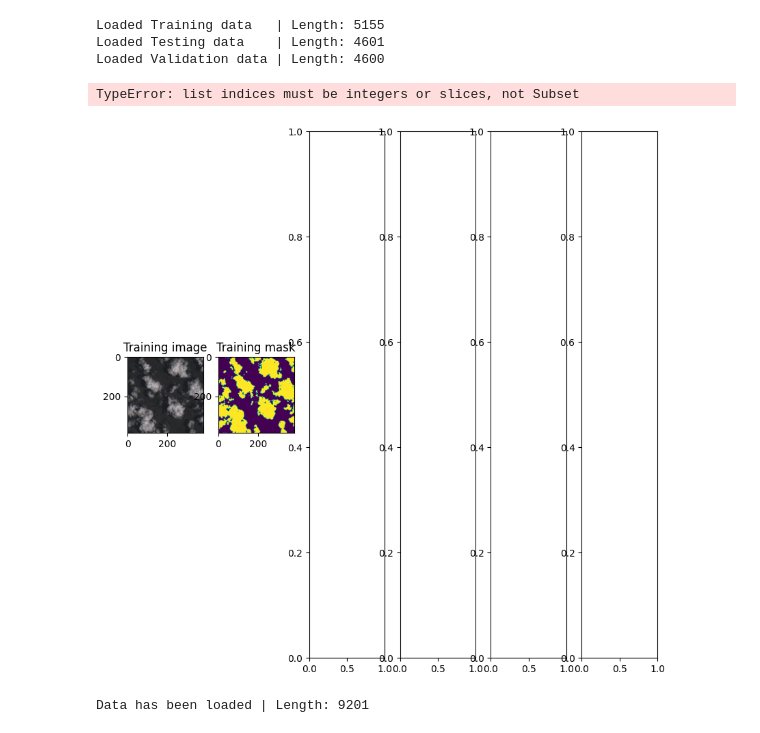
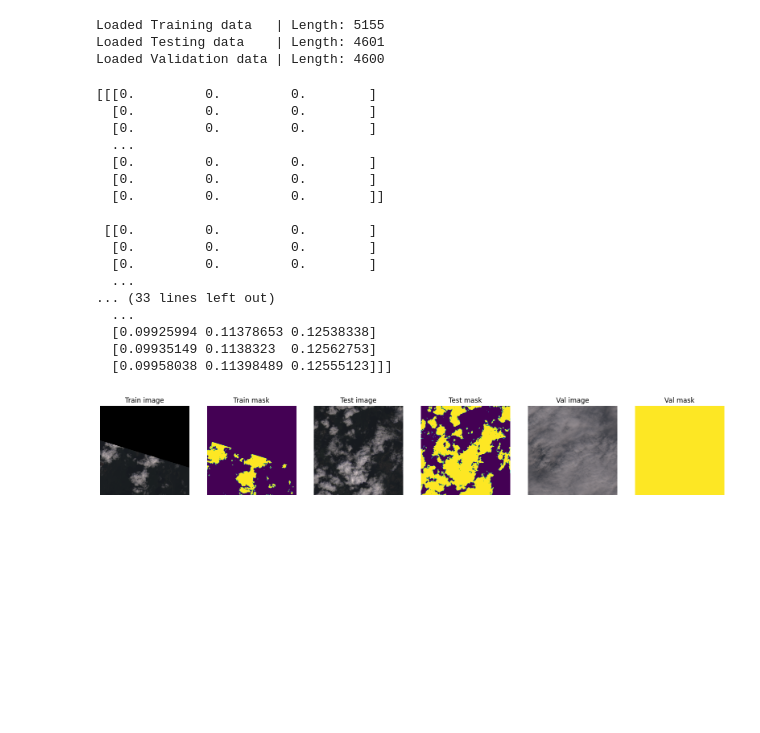
Before and after one commit to TheArtemis/Sapienza-AI-Lab-Project, a Jupyter notebook: 38-cloud-notebook.ipynb, the cells around one changed output. Cells and saved outputs as stored; diff of their text form; code cells hidden in the pictures; blank space fills up the shorter version.

```diff
--- a/38-cloud-notebook.ipynb
+++ b/38-cloud-notebook.ipynb
@@ -73,17 +73,15 @@ print (f'Number of non-empty training patches: {len(df_patches_train_non_empty)}
 Patches from train: 8400 | Patches from test: 9201
 Number of non-empty training patches: 5155
 # %%
-from torch.utils.data import Dataset, DataLoader, Subset, random_split
+from torch.utils.data import Dataset, Subset, random_split
 from pathlib import Path
 from PIL import Image
 
 class Cloud38Dataset(Dataset):
-    def __init__(self, patches_df, pytorch=True, transform=None):
+    def __init__(self, patches_df, transform=None):
         super().__init__()
-
         self.transform = transform
         self.patches = [self.map_patches(f, t) for f, t in zip(patches_df['name'], patches_df['type'])]
-        self.pytorch = pytorch
         self.mean = None
         self.std = None
 
@@ -116,7 +114,7 @@ class Cloud38Dataset(Dataset):
             nir = np.expand_dims(np.array(Image.open(self.patches[i]['nir'])), axis=2)
             rgb = np.concatenate([rgb, nir], axis=2)
 
-        if invert:
+        if invert: # Torch wants the color channel first, so Color x Height x Width
             rgb = rgb.transpose((2, 0, 1))
 
         return rgb / np.iinfo(rgb.dtype).max # images are uint16, so max is 65535
@@ -132,14 +130,21 @@ class Cloud38Dataset(Dataset):
             return mask
 
     def __getitem__(self, i):
-        img = torch.tensor(self.to_array(i, invert=self.pytorch), dtype=torch.float32)
-        mask = torch.tensor(self.to_mask(i, add_dims=False), dtype=torch.float32)
+        img = self.to_array(i, invert=False)
+        mask = self.to_mask(i)
+
+        #print(f'Image shape: {img.shape} | Mask shape: {mask.shape}')
 
         # Apply transformations if defined
         if self.transform is not None:
             augmentations = self.transform(image=img, mask=mask)
             img = augmentations['image']
             mask = augmentations['mask']
+            # Return type is Tensor
+
+        else:
+            img = torch.tensor(img.transpose(2, 0, 1), dtype=torch.float32)
+            mask = torch.tensor(mask, dtype=torch.float32)
 
         return img, mask
 # %%
@@ -164,25 +169,38 @@ Loaded Validation data | Length: 4600
 # %%
 train_index = np.random.randint(0, len(data_train))
 test_index = np.random.randint(0, len(data_test))
+val_index = np.random.randint(0, len(data_val))
 
-fig, ax = plt.subplots(1, 6, figsize=(10, 10))
-ax[0].imshow(data_train.to_array(train_index))
-ax[0].set_title('Training image')
-ax[1].imshow(data_train.to_mask(train_index) , cmap=custom_cmap, vmin=0, vmax=1)
-ax[1].set_title('Training mask')
-ax[2].imshow(data_train.to_array(data_test))
-ax[2].set_title('Test image')
-ax[3].imshow(data_train.to_array(data_test), cmap=custom_cmap, vmin=0, vmax=1)
-ax[3].set_title('Test Mask')
-ax[4].imshow(data_train.to_array(data_val))
-ax[4].set_title('Validation image')
-ax[5].imshow(data_train.to_array(data_val), cmap=custom_cmap, vmin=0, vmax=1)
-ax[5].set_title('Validation mask')
+idxs = {'train': train_index, 'test': test_index, 'val': val_index}
+
+fig, ax = plt.subplots(1, 6, figsize=(20, 15))
+
+x = 0
+for i, j in enumerate(idxs):
+    ax[i*2].imshow(data_train.to_array(idxs[j]))
+    ax[i*2].set_title(f'{j.capitalize()} image')
+    ax[i*2].set_axis_off()
+    ax[i*2+1].imshow(data_train.to_mask(idxs[j]), cmap=custom_cmap, vmin=0, vmax=1)
+    ax[i*2+1].set_title(f'{j.capitalize()} mask')
+    ax[i*2+1].set_axis_off()
+
+print(data_train.to_array(train_index))
 # %% [output]
-TypeError: list indices must be integers or slices, not Subset
+[[[0.         0.         0.        ]
+  [0.         0.         0.        ]
+  [0.         0.         0.        ]
+  ...
+  [0.         0.         0.        ]
+  [0.         0.         0.        ]
+  [0.         0.         0.        ]]
+
+ [[0.         0.         0.        ]
+  [0.         0.         0.        ]
+  [0.         0.         0.        ]
+  ...
+... (33 lines left out)
+  ...
+  [0.09925994 0.11378653 0.12538338]
+  [0.09935149 0.1138323  0.12562753]
+  [0.09958038 0.11398489 0.12555123]]]
-[figure, old version]
+[figure, new version]
-# %%
-data_test_val = Cloud38Dataset(df_patches_test)
-print(f'Data has been loaded | Length: {len(data_test_val)}')
-# %% [output]
-Data has been loaded | Length: 9201
```
Also changed, not shown: parts of 13 cells of this notebook.
